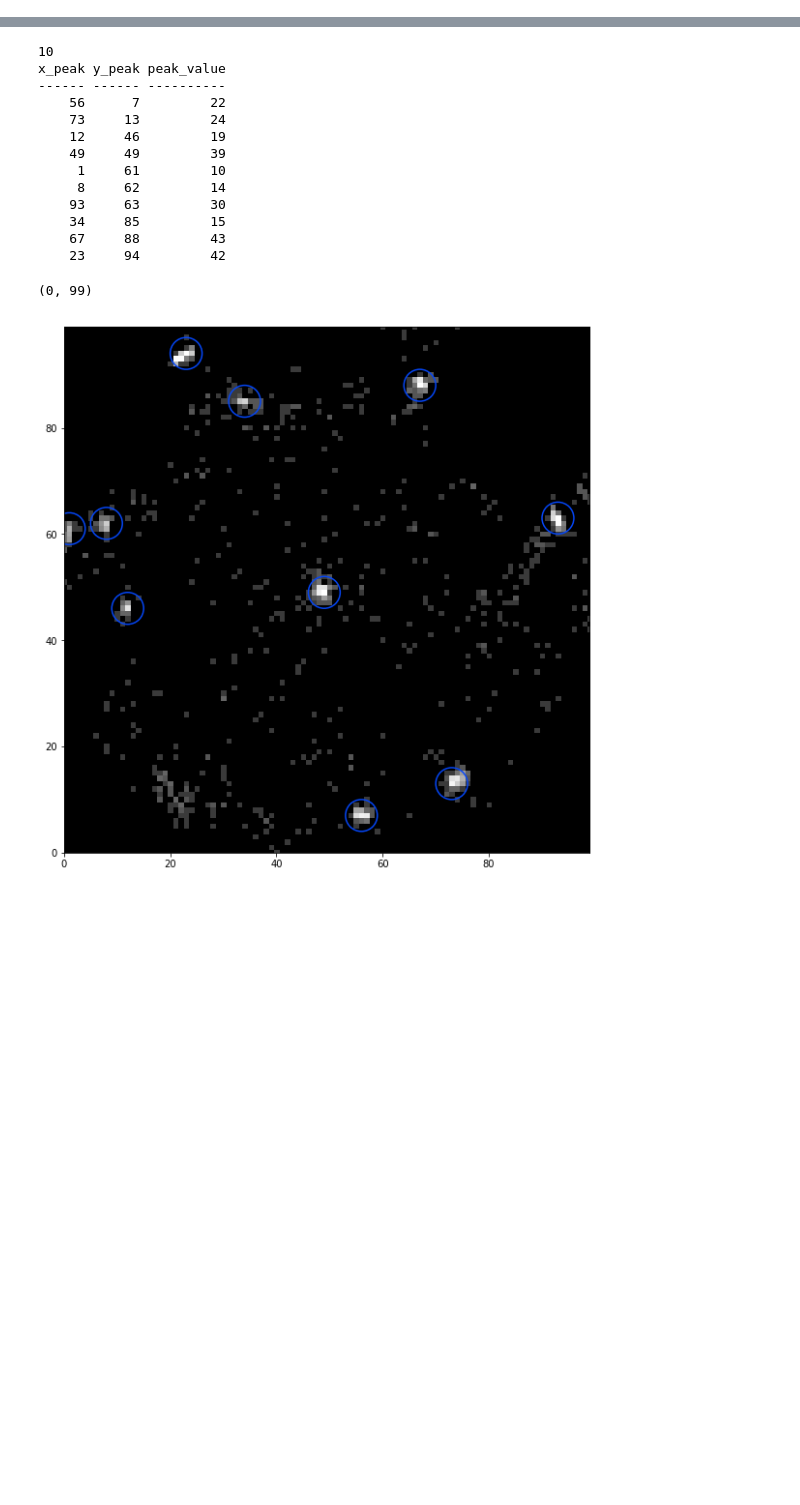
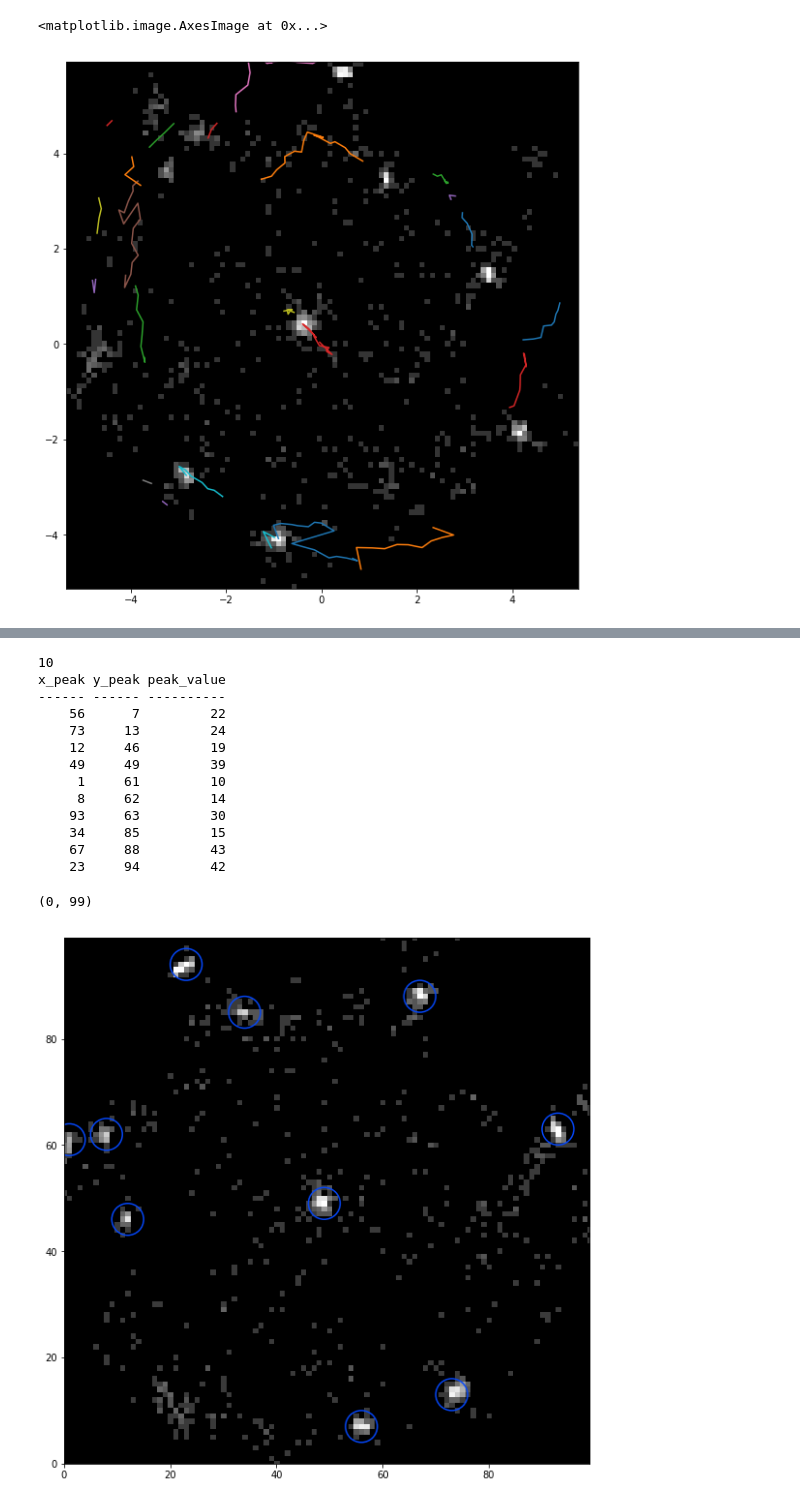
Before and after one commit to BethanyGarver/clumpy-star-formation, a Jupyter notebook: ClusterFinderPhotutils-checkpoint.ipynb, the cells around one changed output, grey strips where cells are left out. Cells and saved outputs as stored; diff of their text form; code cells hidden in the pictures; blank space fills up the shorter version.

```diff
--- a/ClusterFinderPhotutils-checkpoint.ipynb
+++ b/ClusterFinderPhotutils-checkpoint.ipynb
@@ -23,6 +23,25 @@ def FitsRead(time):
         except:
             raise ValueError('No file')
     return cat
+# %%
+def RotateBack(x,y,dtime,vcirc):
+    lindist = vcirc*dtime
+    rho = (x**2+y**2)**(1/2)
+    nrot = lindist/(2*np.pi*rho)
+    nrotints = []
+    for i in nrot:
+        nrotints.append(int(i))
+    nrotints = np.array(nrotints)
+    rotangle = nrot-nrotints
+    rotanglerad = 2*np.pi*rotangle
+    xrot = x*np.cos(-rotanglerad)-y*np.sin(-rotanglerad)
+    yrot = x*np.sin(-rotanglerad)+y*np.cos(-rotanglerad)
+    return xrot,yrot
+# %%
+def make_unique(original_list):
+    unique_list = []
+    [unique_list.append(obj) for obj in original_list if obj not in unique_list]
+    return unique_list
 # %%
 # Read txyz file
 txyz = Table.read('txyzform.fits',1)
@@ -108,0 +202,14 @@ while start<1.61:
+# %%
+#Plot locations of clumps through time
+plt.figure(figsize=(10,10))
+for i in clumps:
+    x = []
+    y = []
+    for j in i:
+        x.append(j[1])
+        y.append(j[2])
+    plt.plot(x,y)
+plt.imshow(data, cmap='Greys_r', origin='lower', norm=norm, extent=extent)
+# %% [output]
+<matplotlib.image.AxesImage at 0x...>
+[figure, added]
```
Also changed, not shown: parts of 2 cells of this notebook.
